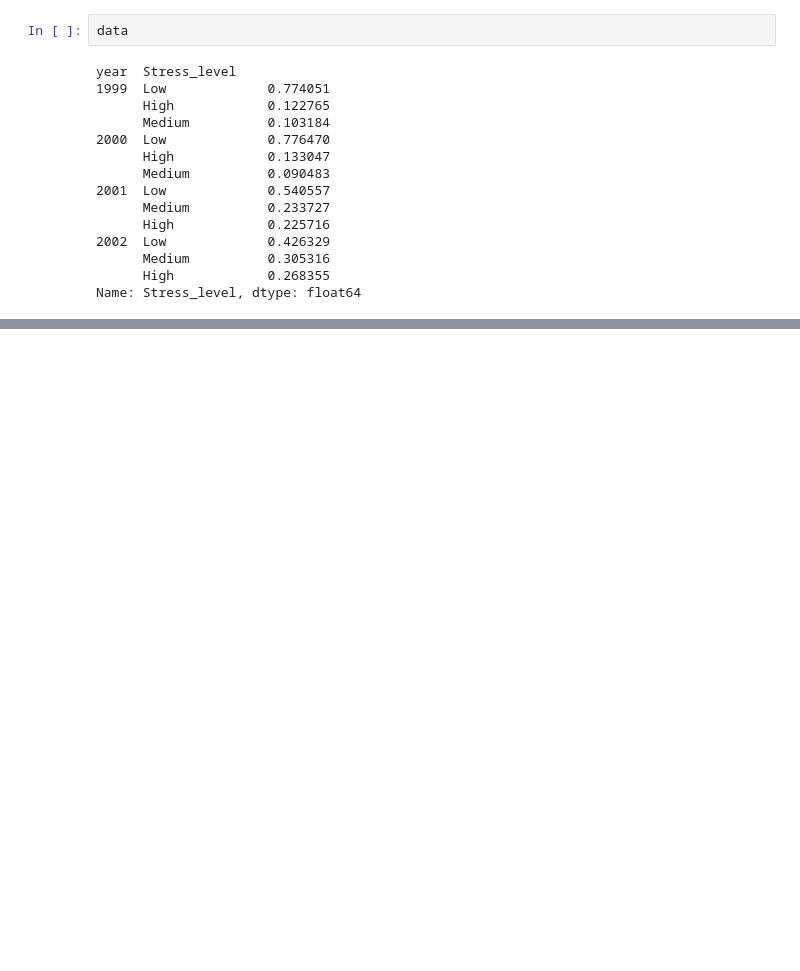
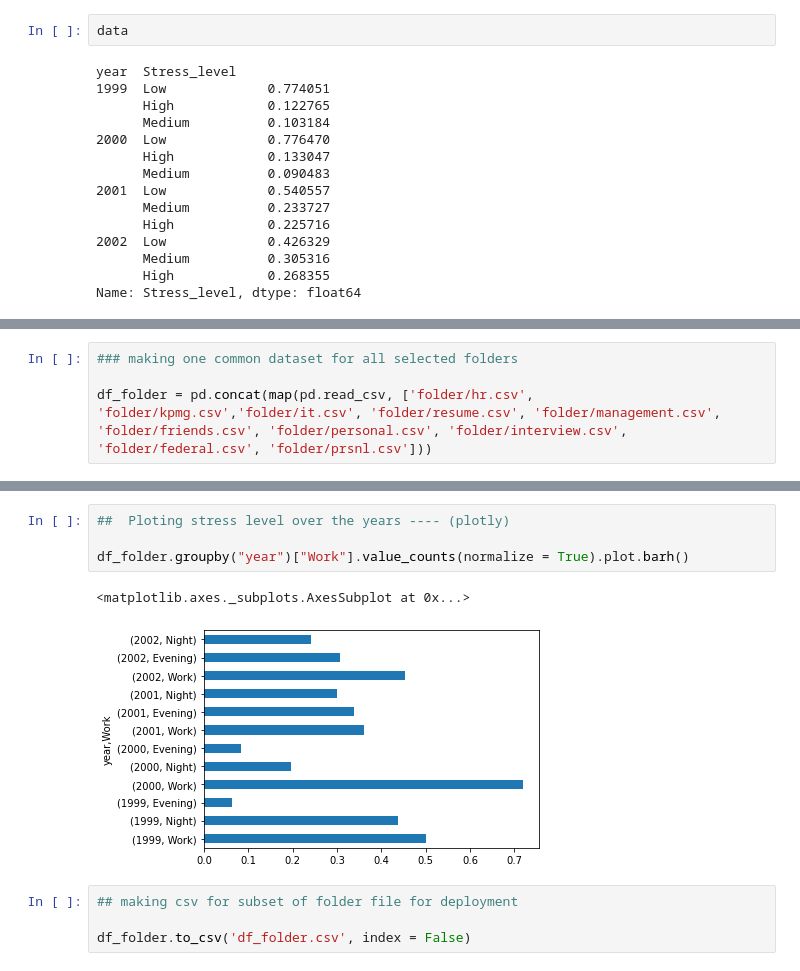
Before and after one commit to nedraki/Enron-Email, a Jupyter notebook: master.ipynb, the cells around one changed output, grey strips where cells are left out. Drawn from its saved outputs; the diff is of its cells as text; blank space fills up the shorter version.

```diff
--- a/master.ipynb
+++ b/master.ipynb
@@ -202,0 +266,4 @@ Name: Stress_level, dtype: float64
+# %%
+### making one common dataset for all selected folders
+
+df_folder = pd.concat(map(pd.read_csv, ['folder/hr.csv', 'folder/kpmg.csv','folder/it.csv', 'folder/resume.csv', 'folder/management.csv', 'folder/friends.csv', 'folder/personal.csv', 'folder/interview.csv', 'folder/federal.csv', 'folder/prsnl.csv']))
@@ -202,0 +290,11 @@ Name: Stress_level, dtype: float64
+# %%
+##  Ploting stress level over the years ---- (plotly)
+
+df_folder.groupby("year")["Work"].value_counts(normalize = True).plot.barh()
+# %% [output]
+<matplotlib.axes._subplots.AxesSubplot at 0x...>
+[figure, added]
+# %%
+## making csv for subset of folder file for deployment
+
+df_folder.to_csv('df_folder.csv', index = False)
```
Also changed, not shown: parts of 20 cells of this notebook.
